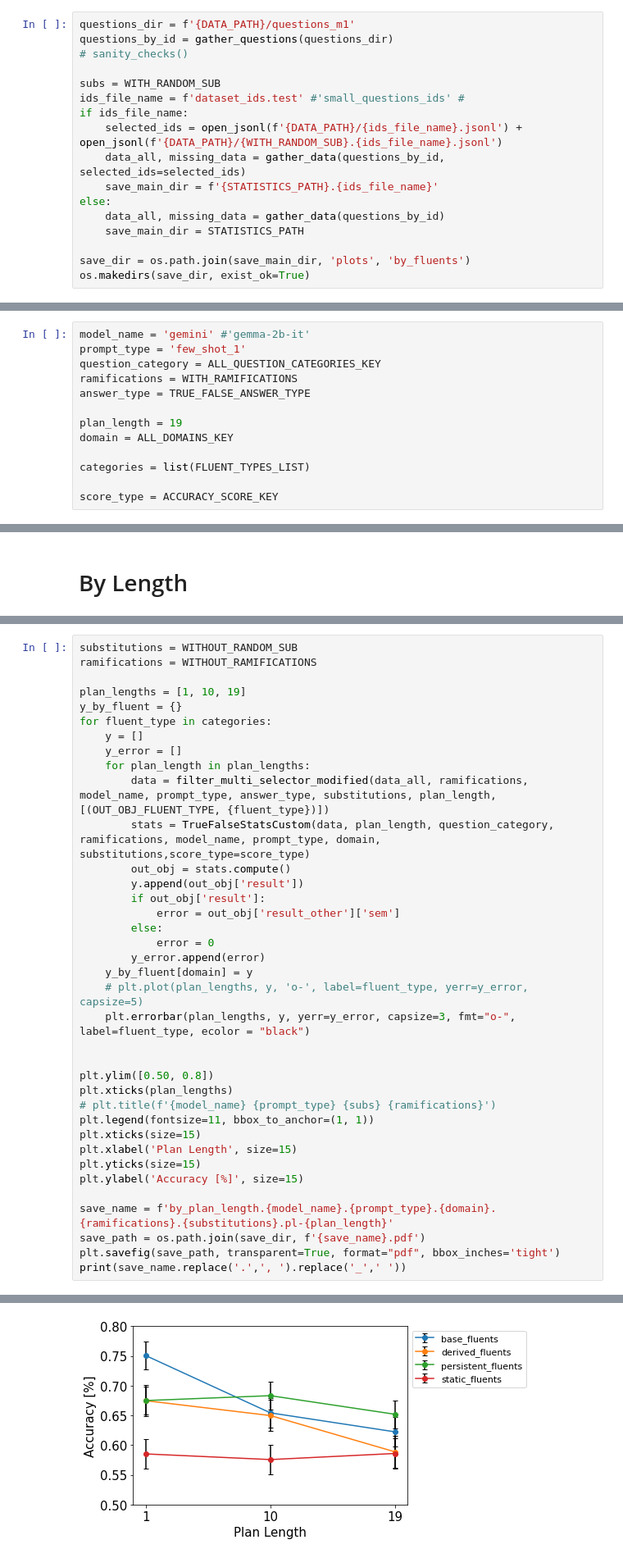
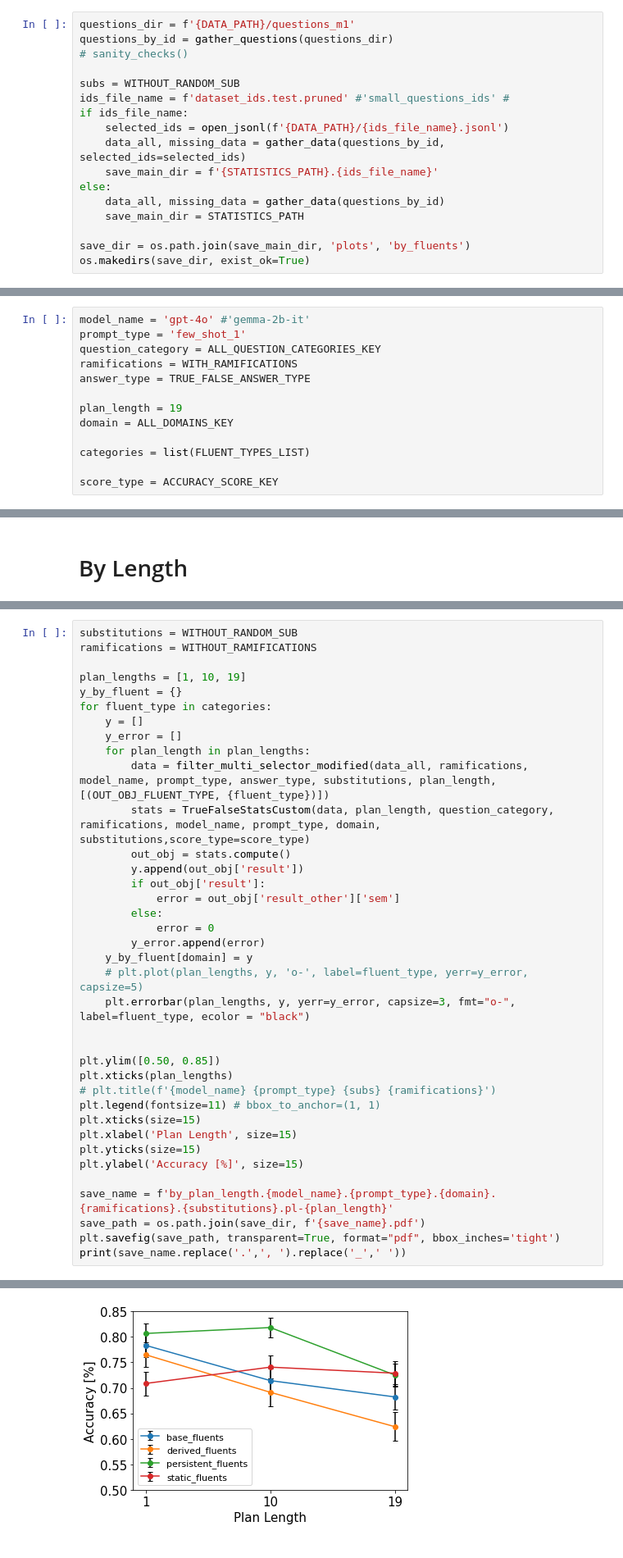
Before and after one commit to izuminka/reasoning_about_actions, a Jupyter notebook: src/analysis/plots/by_fluents.ipynb, the cells around one changed output, grey strips where cells are left out. Shown at 82% size. Cells and saved outputs as stored; diff of their text form.

```diff
--- a/src/analysis/plots/by_fluents.ipynb
+++ b/src/analysis/plots/by_fluents.ipynb
@@ -11,10 +11,10 @@ questions_dir = f'{DATA_PATH}/questions_m1'
 questions_by_id = gather_questions(questions_dir)
 # sanity_checks()
 
-subs = WITH_RANDOM_SUB
-ids_file_name = f'dataset_ids.test' #'small_questions_ids' #
+subs = WITHOUT_RANDOM_SUB
+ids_file_name = f'dataset_ids.test.pruned' #'small_questions_ids' #
 if ids_file_name:
-    selected_ids = open_jsonl(f'{DATA_PATH}/{ids_file_name}.jsonl') + open_jsonl(f'{DATA_PATH}/{WITH_RANDOM_SUB}.{ids_file_name}.jsonl')
+    selected_ids = open_jsonl(f'{DATA_PATH}/{ids_file_name}.jsonl')
     data_all, missing_data = gather_data(questions_by_id, selected_ids=selected_ids)
     save_main_dir = f'{STATISTICS_PATH}.{ids_file_name}'
 else:
@@ -44,5 +40,5 @@ data is gathered
 # %%
-model_name = 'gemini' #'gemma-2b-it'
+model_name = 'gpt-4o' #'gemma-2b-it'
 prompt_type = 'few_shot_1'
 question_category = ALL_QUESTION_CATEGORIES_KEY
 ramifications = WITH_RAMIFICATIONS
@@ -173,10 +169,10 @@ for fluent_type in categories:
     plt.errorbar(plan_lengths, y, yerr=y_error, capsize=3, fmt="o-", label=fluent_type, ecolor = "black")
 
 
-plt.ylim([0.50, 0.8])
+plt.ylim([0.50, 0.85])
 plt.xticks(plan_lengths)
 # plt.title(f'{model_name} {prompt_type} {subs} {ramifications}')
-plt.legend(fontsize=11, bbox_to_anchor=(1, 1))
+plt.legend(fontsize=11) # bbox_to_anchor=(1, 1)
 plt.xticks(size=15)
 plt.xlabel('Plan Length', size=15)
 plt.yticks(size=15)
@@ -191,4 +187,4 @@ by plan length, gemini, few shot 1, ALL DOMAINS, without ramifications, without
-[figure, old version]
+[figure, new version]
 # %% [markdown]
 # By Random Subs
 # %%
```
Also changed, not shown: parts of 7 cells of this notebook, 10 other files.
